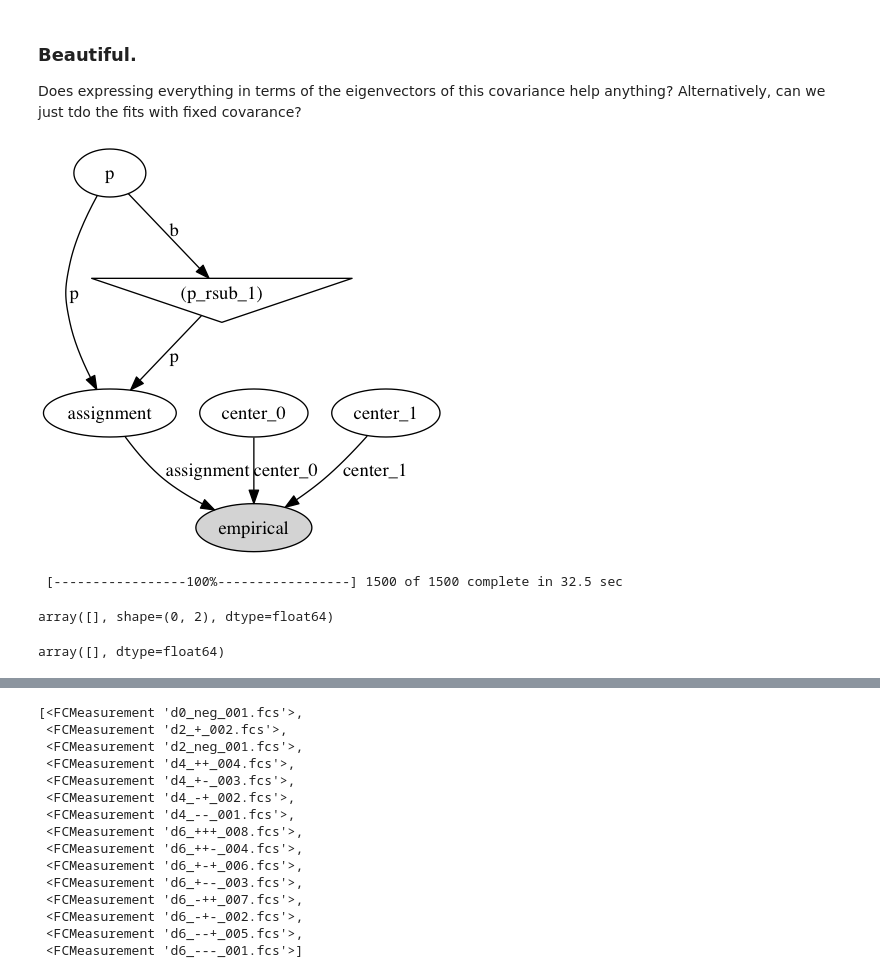
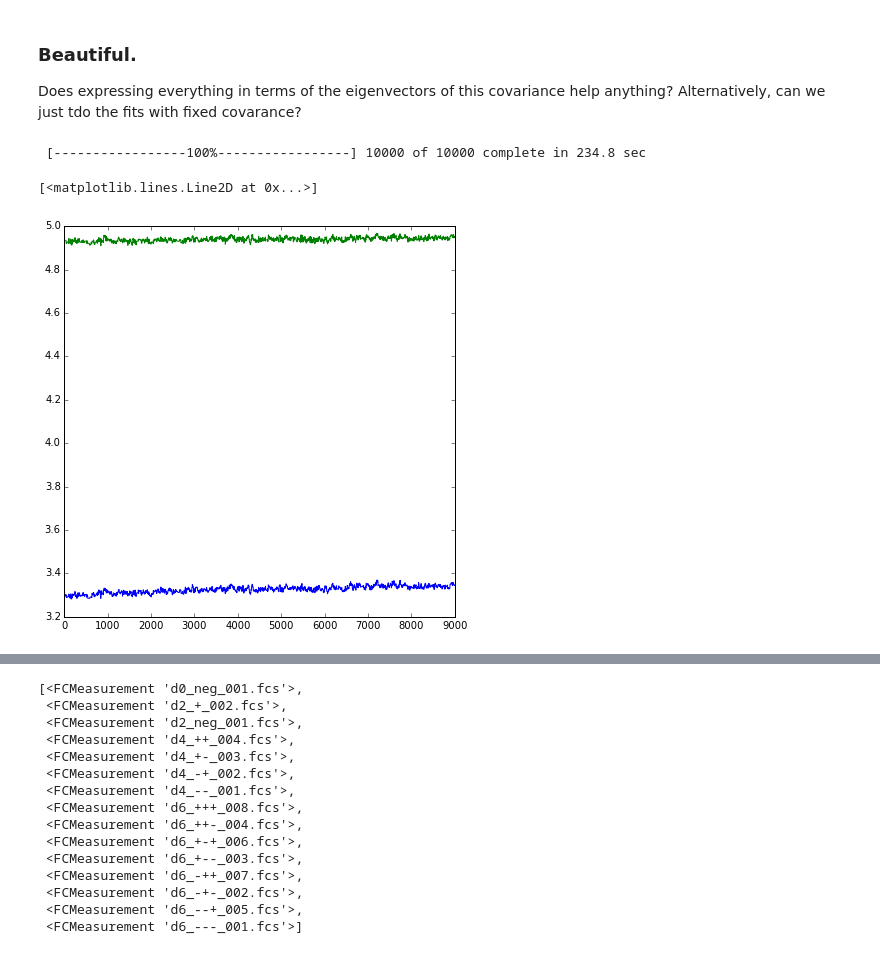
Before and after one commit to lrast/flowAnalysis, a Jupyter notebook: FlowFitting.ipynb, the cells around one changed output, grey strips where cells are left out. Cells and saved outputs as stored; diff of their text form; code cells hidden in the pictures.

```diff
--- a/FlowFitting.ipynb
+++ b/FlowFitting.ipynb
@@ -192,27 +191,28 @@ def makeModel(data):
     assignment = pm.Categorical("assignment", [p, 1 - p], size=data.shape[0])
 
     # prefit covariance
-    fitCov = cov_post_mean
+    fitTau = tau_post_mean
     #mean prior
-    center_0 = pm.MvNormal('center_0', np.array([2.5, 5]), fitCov )
-    center_1 = pm.MvNormal('center_1', np.array([3, 5]), fitCov )
+    center_0 = pm.MvNormal('center_0', np.array([2.5, 5]), fitTau )
+    center_1 = pm.MvNormal('center_1', np.array([3, 5]), fitTau )
 
 
     # while the most one dimensional distributions are comfortable generating multiple samples,
     # the MvNormal is not. As a result, we must make a multi-MvNormal variable
     @pm.stochastic(observed=True)
-    def empirical(value=data, center_0=center_0, center_1=center_1, tau=fitCov, assignment=assignment):
+    def empirical(value=data, center_0=center_0, center_1=center_1, tau=fitTau, assignment=assignment):
         # assume that the data is IID.
         running = 0
         # do each of the the subpopulations independently
         pop_0 = data[assignment == 0]
         pop_1 = data[assignment == 1]
 
+
         prob_0 = pm.mv_normal_like(pop_0, center_0, tau)
-        prob_1 = pm.mv_normal_like(pop_0, center_1, tau)
+        prob_1 = pm.mv_normal_like(pop_1, center_1, tau)
         return prob_0 + prob_1
 
-    expModel = pm.Model( [p, assignment, fitCov, center_0, center_1, empirical])
+    expModel = pm.Model( [p, assignment, fitTau, center_0, center_1, empirical])
     return expModel
 
 
@@ -225,18 +225,20 @@ def makeModel(data):
 #    return out
 
 
-graph = pm.graph.dag( model)
-display.Image(graph.create_png())
+ind = np.random.choice(range(toFit[12].shape[0]), size=(2000,1))
+testerSamples = toFit[12][ind,:].squeeze()
+expModel = makeModel(testerSamples)
+
+mcmc = pm.MCMC( expModel)
+
+#graph = pm.graph.dag( expModel)
+#display.Image(graph.create_png())
-# %% [output]
-[figure, removed]
 # %%
-expMcmc = pm.MCMC(makeModel(toFit[3]))
-
-nSamp = 1500
-burn=0
+nSamp = 10000
+burn=1000
 times = np.array( range(nSamp-burn) )
-samples = expMcmc.sample(nSamp, burn)
+samples = mcmc.sample(nSamp, burn)
 # %% [output]
- [-----------------100%-----------------] 1500 of 1500 complete in 32.5 sec
+ [-----------------100%-----------------] 10000 of 10000 complete in 234.8 sec
 # %%
 cenTrace = mcmc.trace('center_0')
@@ -243,10 +246,2 @@ cenTrace = mcmc.trace('center_0')
 #plt.subplot(1,2,1)
 #plt.hist( cenTrace[:], bins=20 );
-# %%
-cenTrace[:]
-# %% [output]
-array([], shape=(0, 2), dtype=float64)
-# %%
-mcmc.trace('p')[:]
-# %% [output]
-array([], dtype=float64)
@@ -256,0 +248,6 @@ assignment = pm.Categorical("assignment", [p, 1 - p], size=data.shape[0])
+# %%
+plt.plot( times, cenTrace[:,0])
+plt.plot( times, cenTrace[:,1])
+# %% [output]
+[<matplotlib.lines.Line2D at 0x...>]
+[figure, added]
```
Also changed, not shown: parts of 19 cells of this notebook.
